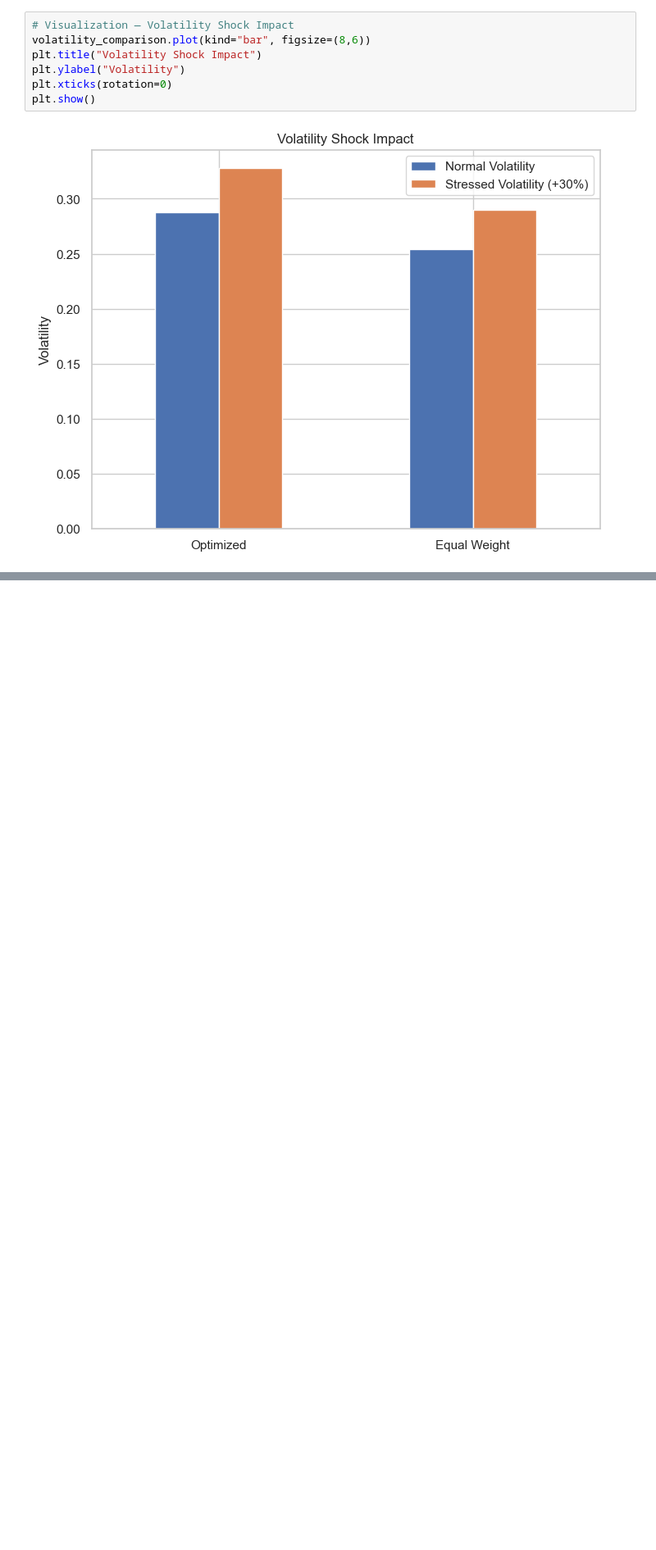
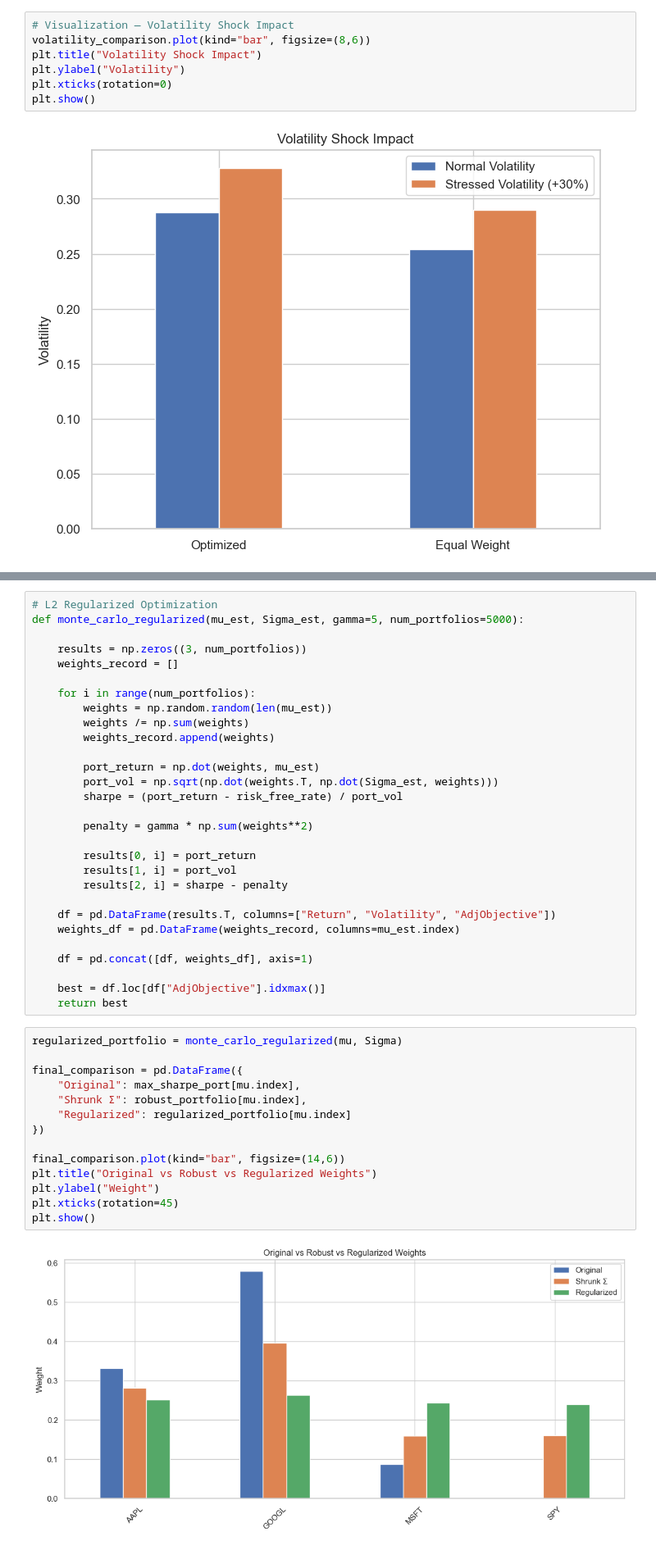
Before and after one commit to KartikMehra22/monte-carlo-portfolio-optimization, a Jupyter notebook: notebooks/portfolio_optimization.ipynb, the cells around one changed output, grey strips where cells are left out. Shown at 82% size. Drawn from its saved outputs; the diff is of its cells as text; blank space fills up the shorter version.

```diff
--- a/notebooks/portfolio_optimization.ipynb
+++ b/notebooks/portfolio_optimization.ipynb
@@ -630,0 +665,45 @@ plt.show()
+# %%
+# L2 Regularized Optimization
+def monte_carlo_regularized(mu_est, Sigma_est, gamma=5, num_portfolios=5000):
+
+    results = np.zeros((3, num_portfolios))
+    weights_record = []
+
+    for i in range(num_portfolios):
+        weights = np.random.random(len(mu_est))
+        weights /= np.sum(weights)
+        weights_record.append(weights)
+
+        port_return = np.dot(weights, mu_est)
+        port_vol = np.sqrt(np.dot(weights.T, np.dot(Sigma_est, weights)))
+        sharpe = (port_return - risk_free_rate) / port_vol
+
+        penalty = gamma * np.sum(weights**2)
+
+        results[0, i] = port_return
+        results[1, i] = port_vol
+        results[2, i] = sharpe - penalty
+
+    df = pd.DataFrame(results.T, columns=["Return", "Volatility", "AdjObjective"])
+    weights_df = pd.DataFrame(weights_record, columns=mu_est.index)
+
+    df = pd.concat([df, weights_df], axis=1)
+
+    best = df.loc[df["AdjObjective"].idxmax()]
+    return best
+# %%
+regularized_portfolio = monte_carlo_regularized(mu, Sigma)
+
+final_comparison = pd.DataFrame({
+    "Original": max_sharpe_port[mu.index],
+    "Shrunk Σ": robust_portfolio[mu.index],
+    "Regularized": regularized_portfolio[mu.index]
+})
+
+final_comparison.plot(kind="bar", figsize=(14,6))
+plt.title("Original vs Robust vs Regularized Weights")
+plt.ylabel("Weight")
+plt.xticks(rotation=45)
+plt.show()
+# %% [output]
+[figure, added]
```
Also changed, not shown: parts of 4 cells of this notebook.
